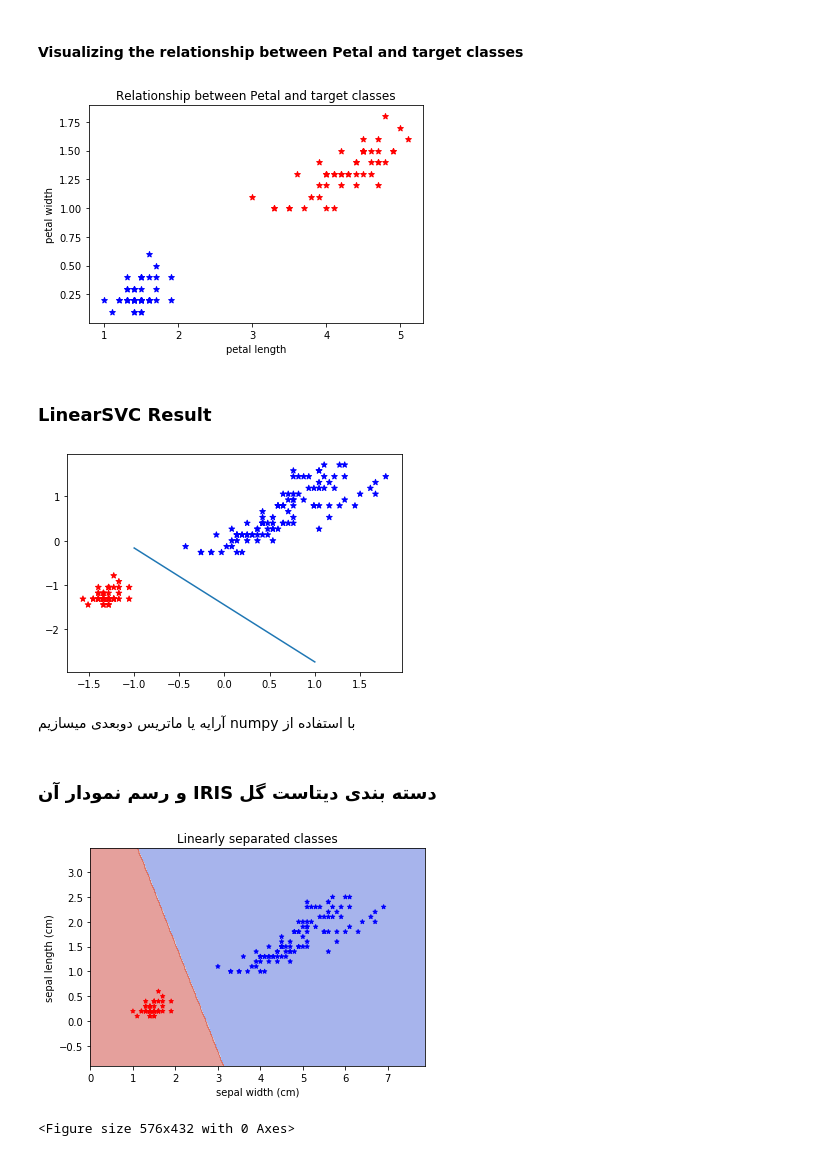
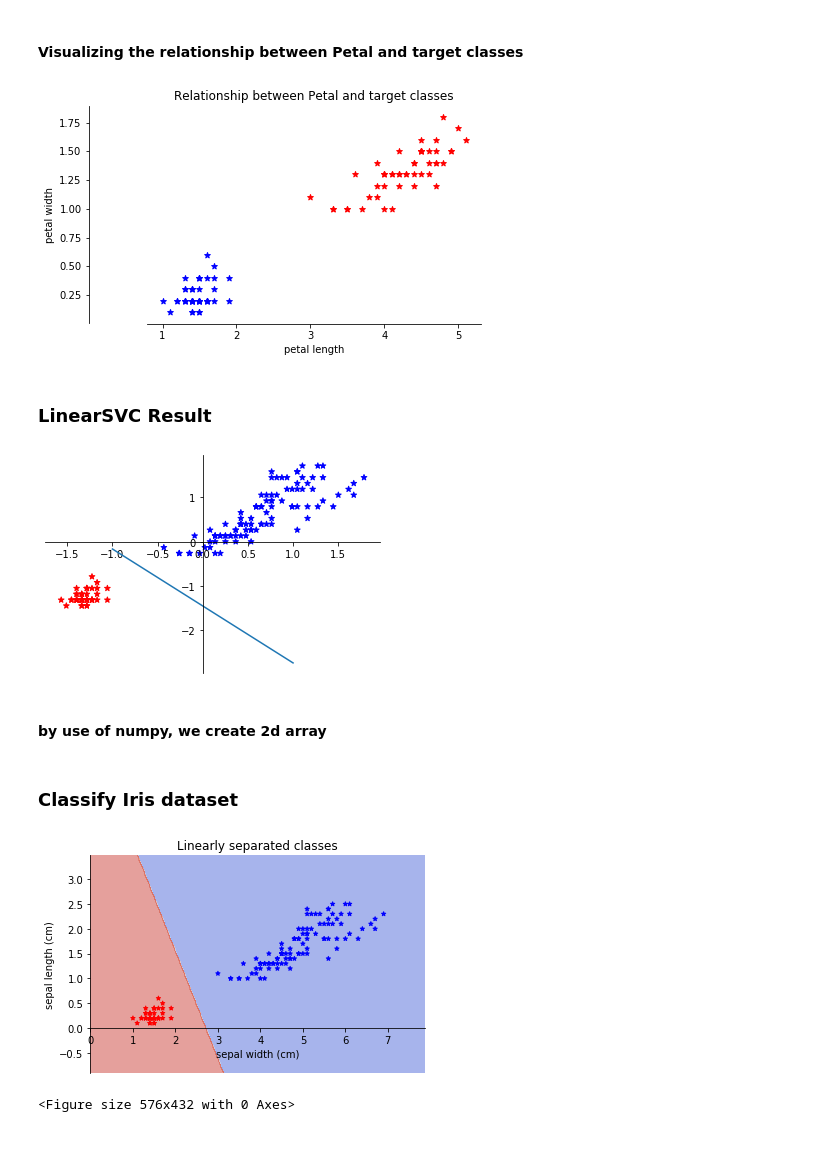
Before and after one commit to sinarazi/Machine-Learning, a Jupyter notebook: Iris_SVM/SVM_IRIS_Dataset_Python.ipynb, the cells around one changed output. Saved outputs shown, nothing was run; the diff lists cells and outputs as text; code cells hidden in the pictures.

```diff
--- a/Iris_SVM/SVM_IRIS_Dataset_Python.ipynb
+++ b/Iris_SVM/SVM_IRIS_Dataset_Python.ipynb
@@ -119,14 +120,22 @@ plt.show()
 # %% [markdown]
 #### Visualizing the relationship between Petal and target classes
 # %%
+fig, ax = plt.subplots()
 plt.title('Relationship between Petal and target classes')
 plt.xlabel('petal length')
 plt.ylabel('petal width')
 plt.scatter(df0['petal length (cm)'], df0['petal width (cm)'], color='blue', marker = '*')
 plt.scatter(df1['petal length (cm)'], df1['petal width (cm)'], color='red', marker = '*')
+
+ax.spines['left'].set_position('zero')
+ax.spines['bottom'].set_position('zero')
+ax.spines['right'].set_color('none')
+ax.spines['top'].set_color('none')
+ax.xaxis.set_ticks_position('bottom')
+ax.yaxis.set_ticks_position('left')
 plt.show()
 # %% [output]
-[figure, old version]
+[figure, new version]
 # %% [markdown]
 ### LinearSVC Result
 # %%
@@ -134,10 +143,17 @@ from sklearn.svm import LinearSVC, SVC
 
 scaler = StandardScaler()
 X_std = scaler.fit_transform(X)
-
+fig, ax = plt.subplots()
 svc = LinearSVC()
 svc.fit(X_std, y)
 plt.scatter(X_std[:,0], X_std[:,1], c=['blue' if c == 0 else 'red' for c in y], marker = '*')
+
+ax.spines['left'].set_position('zero')
+ax.spines['bottom'].set_position('zero')
+ax.spines['right'].set_color('none')
+ax.spines['top'].set_color('none')
+ax.xaxis.set_ticks_position('bottom')
+ax.yaxis.set_ticks_position('left')
 
 w = svc.coef_[0]
 a = -w[0] / w[1]
@@ -148,13 +164,12 @@ plt.plot(xx, yy)
 plt.axis("on")
 plt.show();
 # %% [output]
-[figure, old version]
+[figure, new version]
 # %%
 feature_names = iris.feature_names[:2]
 classes = iris.target_names
-# %% [markdown]
-
-آرایه یا ماتریس دوبعدی میسازیم numpy با استفاده از
+# %% [markdown]
+#### by use of numpy, we create 2d array
 # %%
 def Meshgrid_Crt(x, y, h=.02):
     x_min = x.min() - 1
@@ -180,8 +195,8 @@ def Contours_Plot(ax, clf, xx, yy, **kwargs):
 # The classification SVC model
 model = svm.SVC(kernel="linear")
 clf = model.fit(X_train, y_train)
-# %% [markdown]
-### و رسم نمودار آن IRIS دسته بندی دیتاست گل
+# %% [markdown]
+### Classify Iris dataset
 # %%
 fig, ax = plt.subplots() #provides a way to plot multiple plots
 
@@ -195,9 +210,15 @@ ax.scatter(X0, X1, c=['blue' if c == 0 else 'red' for c in y], cmap=plt.cm.coolw
 ax.set_ylabel("{}".format(feature_names[0]))
 ax.set_xlabel("{}".format(feature_names[1]))
 
+ax.spines['left'].set_position('zero')
+ax.spines['bottom'].set_position('zero')
+ax.spines['right'].set_color('none')
+ax.spines['top'].set_color('none')
+ax.xaxis.set_ticks_position('bottom')
+ax.yaxis.set_ticks_position('left')
 # title for the plots
 ax.set_title('Linearly separated classes')
 plt.show()
 # %% [output]
-[figure, old version]
+[figure, new version]
 <Figure size 576x432 with 0 Axes>
```
Also changed, not shown: parts of 3 cells of this notebook.
